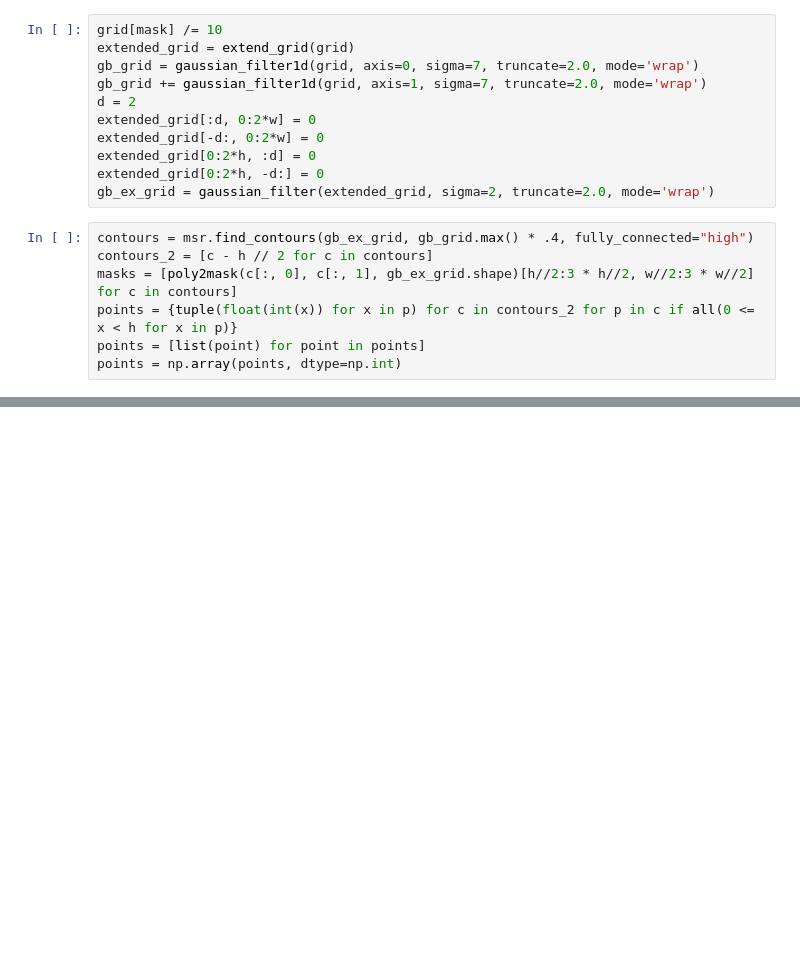
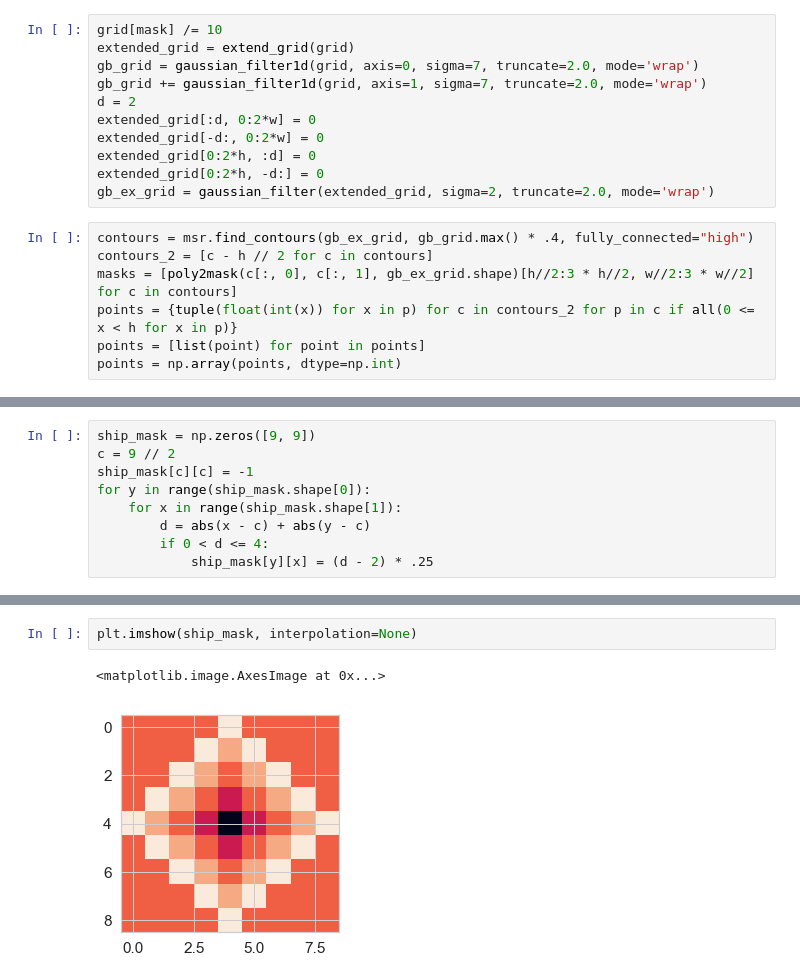
Before and after one commit to bogdandm/Halite3-bot, a Jupyter notebook: game_map_sandbox.ipynb, the cells around one changed output, grey strips where cells are left out. Cells and saved outputs as stored; diff of their text form; blank space fills up the shorter version.

```diff
--- a/game_map_sandbox.ipynb
+++ b/game_map_sandbox.ipynb
@@ -354,0 +360,9 @@ grid[range(10), range(10)]
+# %%
+ship_mask = np.zeros([9, 9])
+c = 9 // 2
+ship_mask[c][c] = -1
+for y in range(ship_mask.shape[0]):
+    for x in range(ship_mask.shape[1]):
+        d = abs(x - c) + abs(y - c)
+        if 0 < d <= 4:
+            ship_mask[y][x] = (d - 2) * .25
@@ -354,0 +381,5 @@ grid[range(10), range(10)]
+# %%
+plt.imshow(ship_mask, interpolation=None)
+# %% [output]
+<matplotlib.image.AxesImage at 0x...>
+[figure, added]
```
Also changed, not shown: parts of 7 cells of this notebook, 4 other files.
